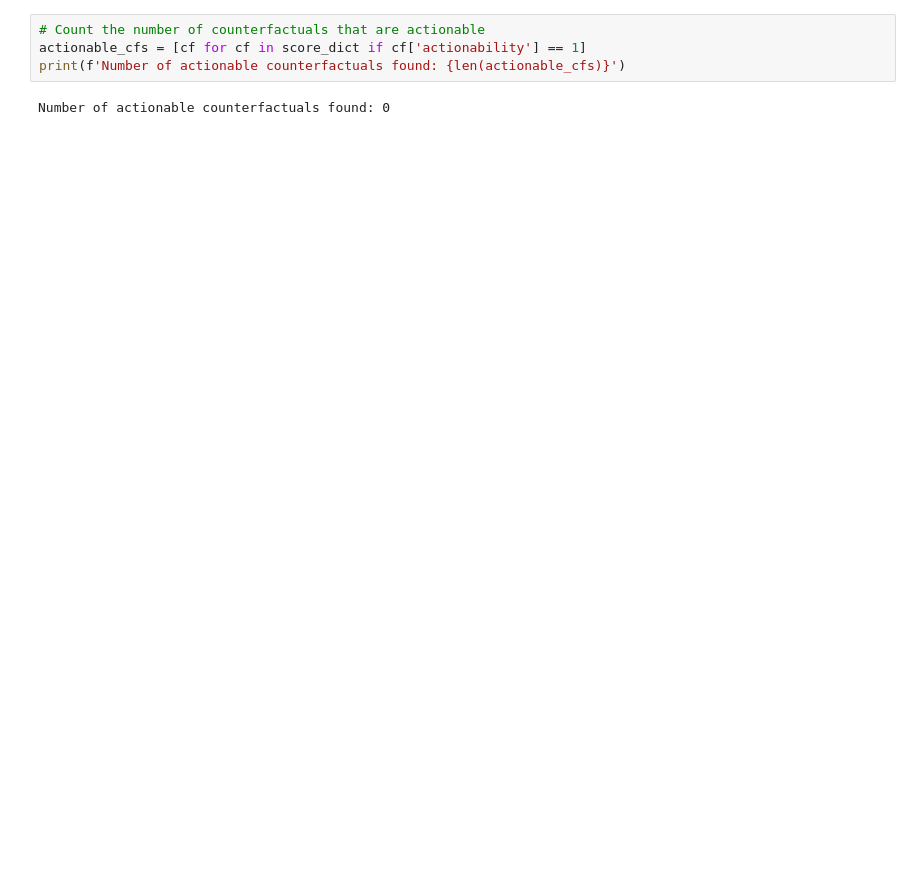
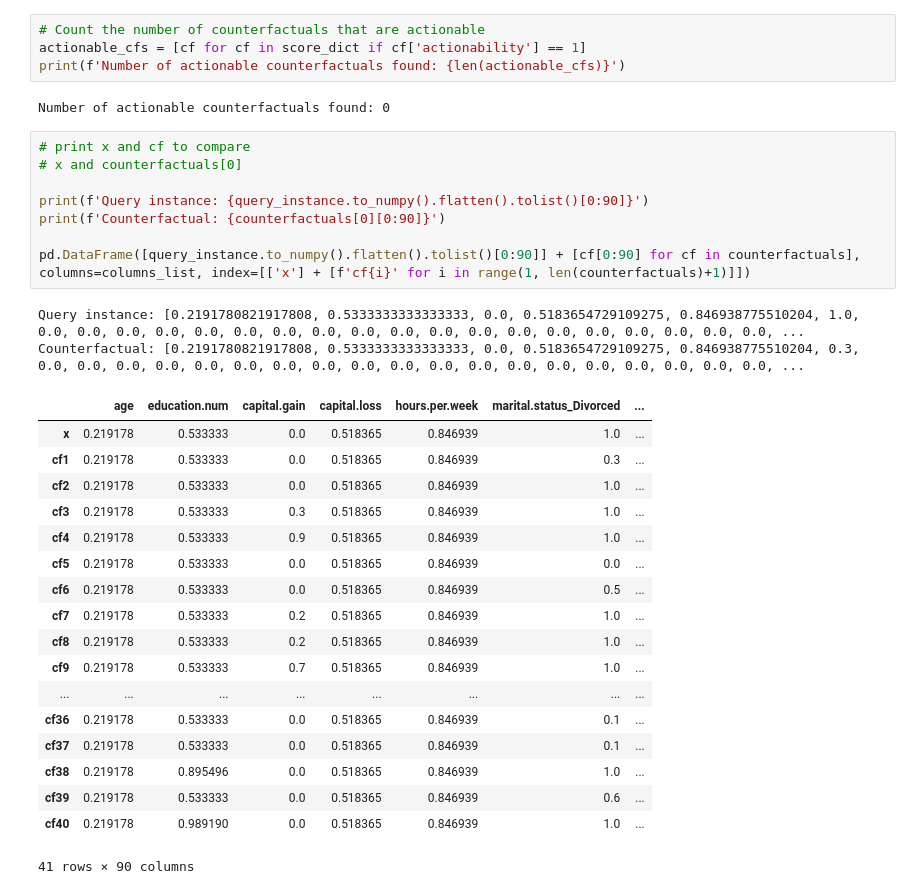
Before and after one commit to istepka/MCSECE, a Jupyter notebook: src/metrics_exploration.ipynb, the cells around one changed output. Saved outputs shown, nothing was run; the diff lists cells and outputs as text; blank space fills up the shorter version.

```diff
--- a/src/metrics_exploration.ipynb
+++ b/src/metrics_exploration.ipynb
@@ -126,3 +174,32 @@ actionable_cfs = [cf for cf in score_dict if cf['actionability'] == 1]
 print(f'Number of actionable counterfactuals found: {len(actionable_cfs)}')
 # %% [output]
 Number of actionable counterfactuals found: 0
+# %%
+# print x and cf to compare
+# x and counterfactuals[0]
+
+print(f'Query instance: {query_instance.to_numpy().flatten().tolist()[0:90]}')
+print(f'Counterfactual: {counterfactuals[0][0:90]}')
+
+pd.DataFrame([query_instance.to_numpy().flatten().tolist()[0:90]] + [cf[0:90] for cf in counterfactuals], columns=columns_list, index=[['x'] + [f'cf{i}' for i in range(1, len(counterfactuals)+1)]])
+# %% [output]
+Query instance: [0.2191780821917808, 0.5333333333333333, 0.0, 0.5183654729109275, 0.846938775510204, 1.0, 0.0, 0.0, 0.0, 0.0, 0.0, 0.0, 0.0, 0.0, 0.0, 0.0, 0.0, 0.0, 0.0, 0.0, 0.0, 0.0, 0.0, 0.0, 0.0, ...
+Counterfactual: [0.2191780821917808, 0.5333333333333333, 0.0, 0.5183654729109275, 0.846938775510204, 0.3, 0.0, 0.0, 0.0, 0.0, 0.0, 0.0, 0.0, 0.0, 0.0, 0.0, 0.0, 0.0, 0.0, 0.0, 0.0, 0.0, 0.0, 0.0, 0.0, ...
+|  | age | education.num | capital.gain | capital.loss | hours.per.week | marital.status_Divorced | ... |
+| x | 0.219178 | 0.533333 | 0.0 | 0.518365 | 0.846939 | 1.0 | ... |
+| cf1 | 0.219178 | 0.533333 | 0.0 | 0.518365 | 0.846939 | 0.3 | ... |
+| cf2 | 0.219178 | 0.533333 | 0.0 | 0.518365 | 0.846939 | 1.0 | ... |
+| cf3 | 0.219178 | 0.533333 | 0.3 | 0.518365 | 0.846939 | 1.0 | ... |
+| cf4 | 0.219178 | 0.533333 | 0.9 | 0.518365 | 0.846939 | 1.0 | ... |
+| cf5 | 0.219178 | 0.533333 | 0.0 | 0.518365 | 0.846939 | 0.0 | ... |
+| cf6 | 0.219178 | 0.533333 | 0.0 | 0.518365 | 0.846939 | 0.5 | ... |
+| cf7 | 0.219178 | 0.533333 | 0.2 | 0.518365 | 0.846939 | 1.0 | ... |
+| cf8 | 0.219178 | 0.533333 | 0.2 | 0.518365 | 0.846939 | 1.0 | ... |
+| cf9 | 0.219178 | 0.533333 | 0.7 | 0.518365 | 0.846939 | 1.0 | ... |
+| ... | ... | ... | ... | ... | ... | ... | ... |
+| cf36 | 0.219178 | 0.533333 | 0.0 | 0.518365 | 0.846939 | 0.1 | ... |
+| cf37 | 0.219178 | 0.533333 | 0.0 | 0.518365 | 0.846939 | 0.1 | ... |
+| cf38 | 0.219178 | 0.895496 | 0.0 | 0.518365 | 0.846939 | 1.0 | ... |
+| cf39 | 0.219178 | 0.533333 | 0.0 | 0.518365 | 0.846939 | 0.6 | ... |
+| cf40 | 0.219178 | 0.989190 | 0.0 | 0.518365 | 0.846939 | 1.0 | ... |
+41 rows × 90 columns
```
Also changed, not shown: parts of 5 cells of this notebook, 1 other file.
